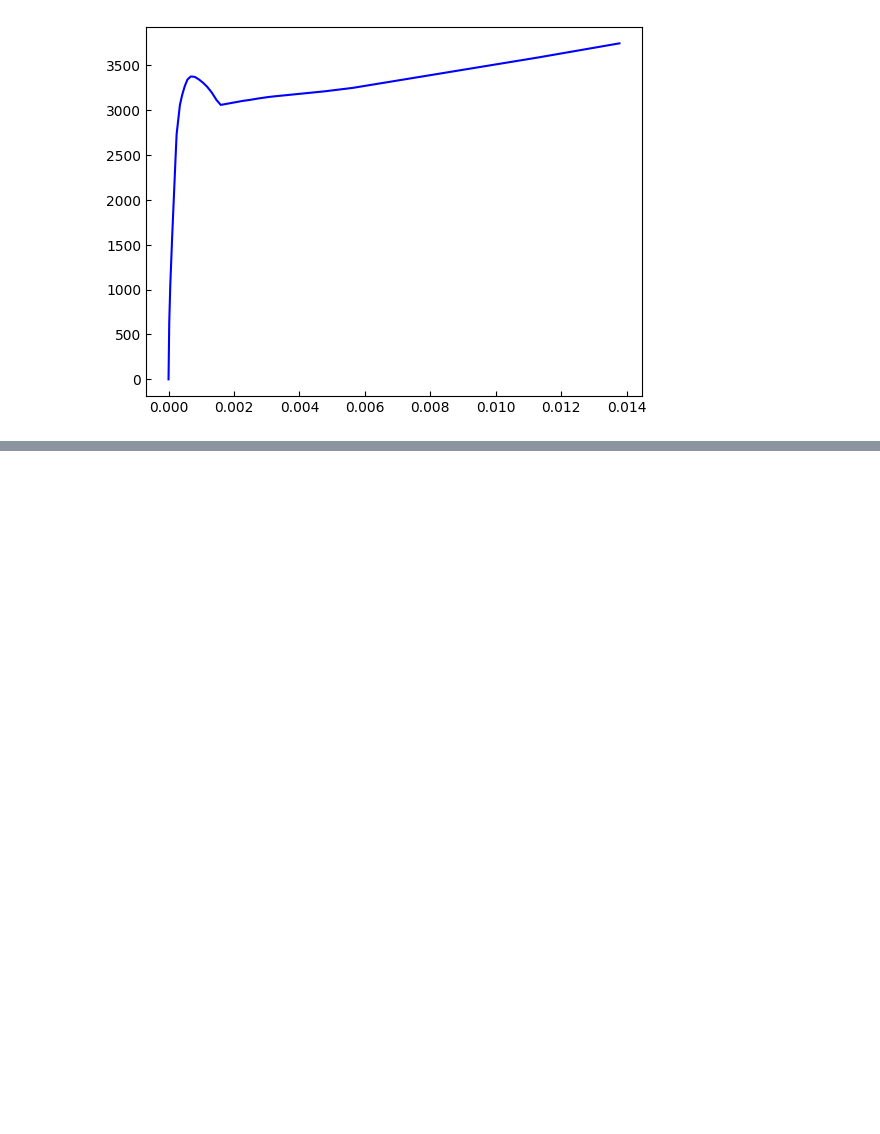
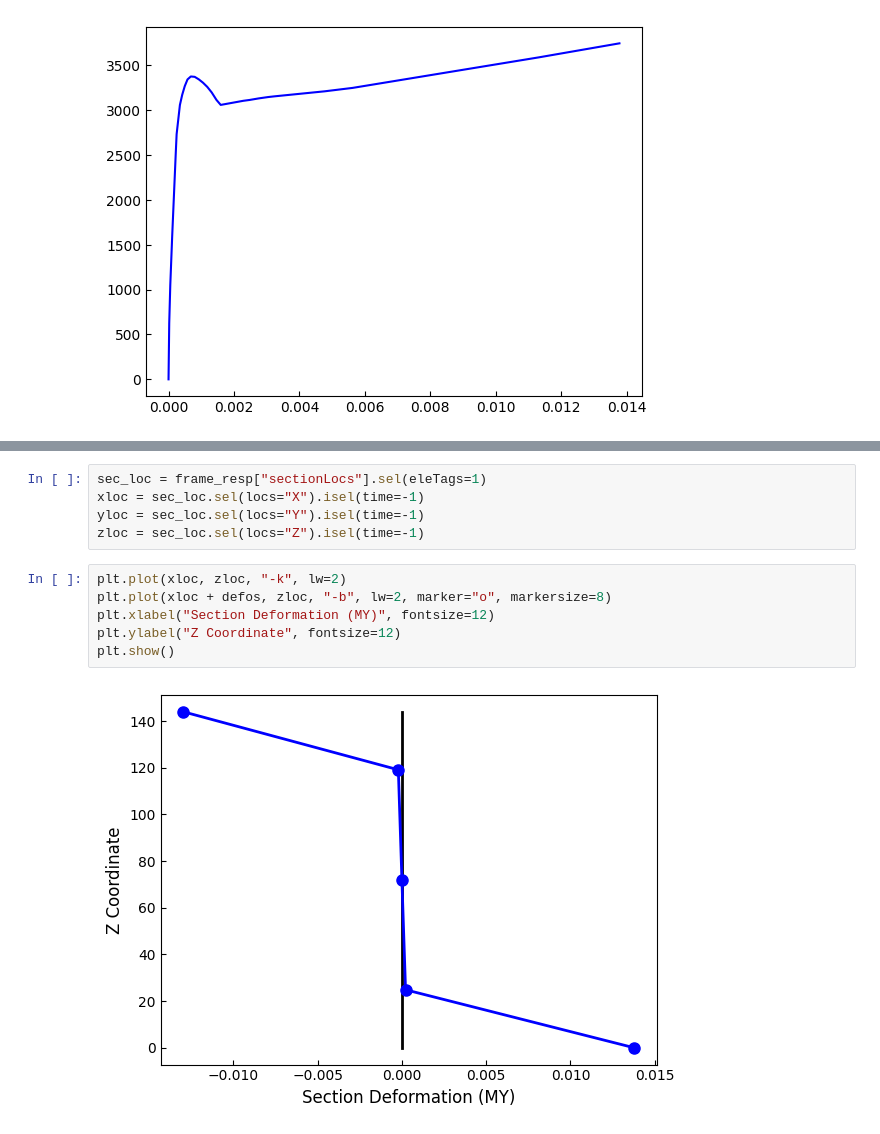
Before and after one commit to sahilkur36/opstool, a Jupyter notebook: docs/src/post/fiber_sec_resp.ipynb, the cells around one changed output, grey strips where cells are left out. Drawn from its saved outputs; the diff is of its cells as text; blank space fills up the shorter version.

```diff
--- a/docs/src/post/fiber_sec_resp.ipynb
+++ b/docs/src/post/fiber_sec_resp.ipynb
@@ -266,0 +305,13 @@ plt.show()
+# %%
+sec_loc = frame_resp["sectionLocs"].sel(eleTags=1)
+xloc = sec_loc.sel(locs="X").isel(time=-1)
+yloc = sec_loc.sel(locs="Y").isel(time=-1)
+zloc = sec_loc.sel(locs="Z").isel(time=-1)
+# %%
+plt.plot(xloc, zloc, "-k", lw=2)
+plt.plot(xloc + defos, zloc, "-b", lw=2, marker="o", markersize=8)
+plt.xlabel("Section Deformation (MY)", fontsize=12)
+plt.ylabel("Z Coordinate", fontsize=12)
+plt.show()
+# %% [output]
+[figure, added]
```
Also changed, not shown: parts of 8 cells of this notebook, 1 other file.
